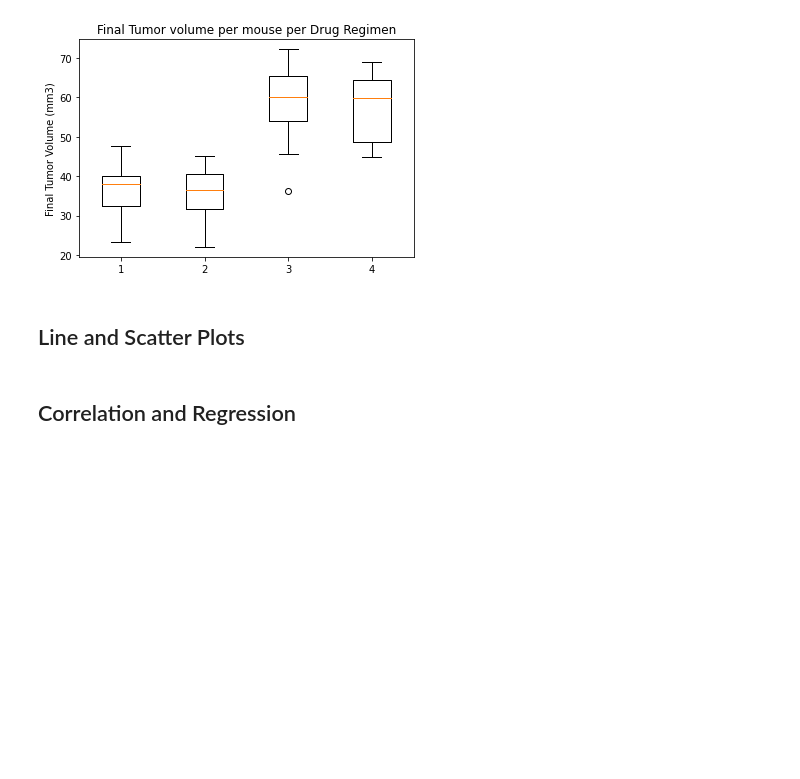
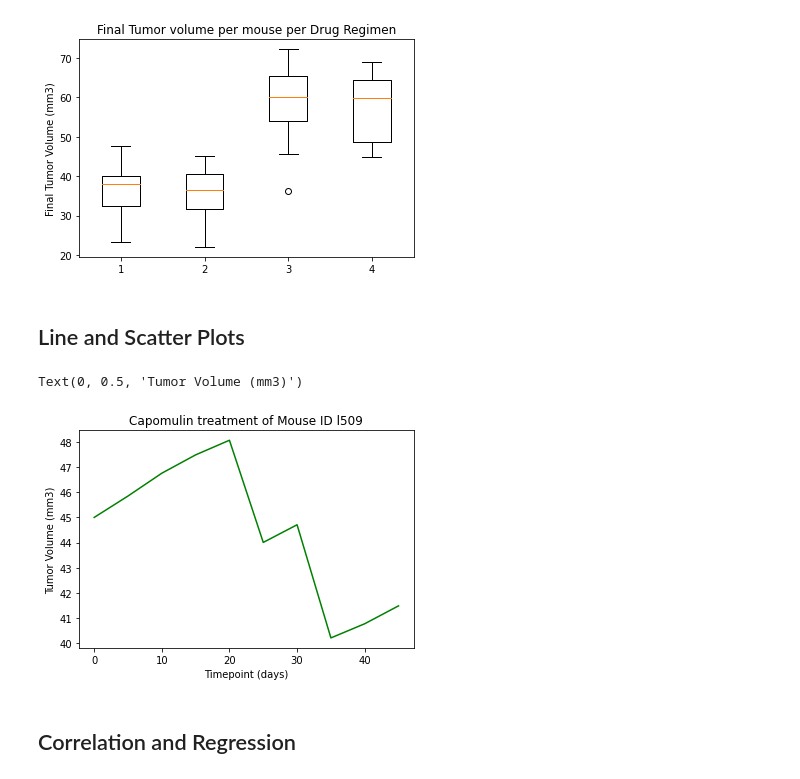
Before and after one commit to Maheenms/Matplotlib-Challenge, a Jupyter notebook: Pymaceuticals/pymaceuticals_Jupyternotebook.ipynb, the cells around one changed output. Cells and saved outputs as stored; diff of their text form; code cells hidden in the pictures; blank space fills up the shorter version.

```diff
--- a/Pymaceuticals/pymaceuticals_Jupyternotebook.ipynb
+++ b/Pymaceuticals/pymaceuticals_Jupyternotebook.ipynb
@@ -352,3 +348,36 @@ plt.show()
+# %%
+# Generate a line plot of tumor volume vs. time point for a mouse treated with Capomulin
+
+#tumorVolume_capomulin = Merged_Clean_data.loc[Merged_Clean_data["Drug Regimen"] == "Capomulin"]
+#tumorVolume_capomulin
+#I choose Mouse ID l509
+tumorVolume_capomulin_mouseID = Clean_DataFrame.loc[Clean_DataFrame["Mouse ID"] == "l509"]
+tumorVolume_capomulin_mouseID
+
+tumorVolumeDF = pd.DataFrame(tumorVolume_capomulin_mouseID)
+tumorVolumeDF
+
+tumorVolume_capomulin_ReducedDF = pd.DataFrame(tumorVolumeDF[["Mouse ID","Drug Regimen", "Timepoint", "Tumor Volume (mm3)" ]])
+tumorVolume_capomulin_ReducedDF
+
+tumorVolume_capomulin_ReducedDF = tumorVolume_capomulin_ReducedDF.set_index("Mouse ID")
+tumorVolume_capomulin_ReducedDF
+#chceckout travelling companions
+
+timepoints_Capomulin = [0,5,10,15,20,25,30,35,40,45]
+
+
+tumor_volume_per_timepoint_capomulin = tumorVolume_capomulin_ReducedDF["Tumor Volume (mm3)"]
+#tumor_volume_per_timepoint_capomulin
+plt.plot(timepoints_Capomulin, tumor_volume_per_timepoint_capomulin, color = "green" , label = "Capomulin" )
+
+
+plt.title("Capomulin treatment of Mouse ID l509")
+plt.xlabel("Timepoint (days)")
+plt.ylabel("Tumor Volume (mm3)")
+# %% [output]
+Text(0, 0.5, 'Tumor Volume (mm3)')
+[figure, added]
 # %%
 # Generate a scatter plot of average tumor volume vs. mouse weight for the Capomulin regimen
 
```
Also changed, not shown: parts of 2 cells of this notebook.
